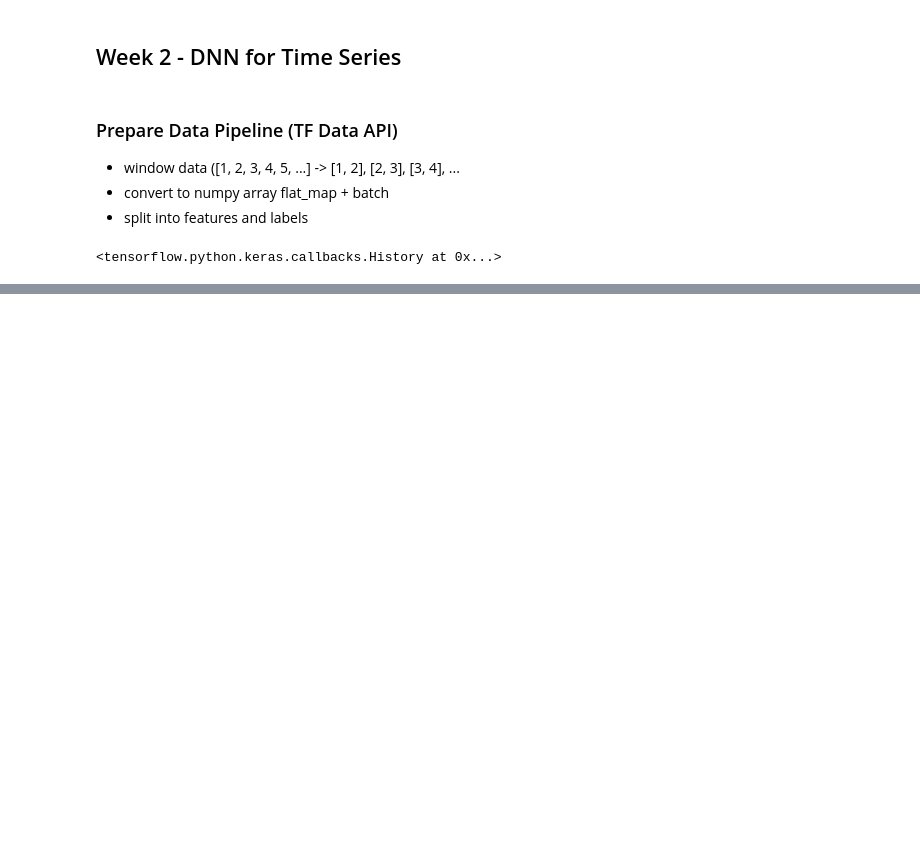
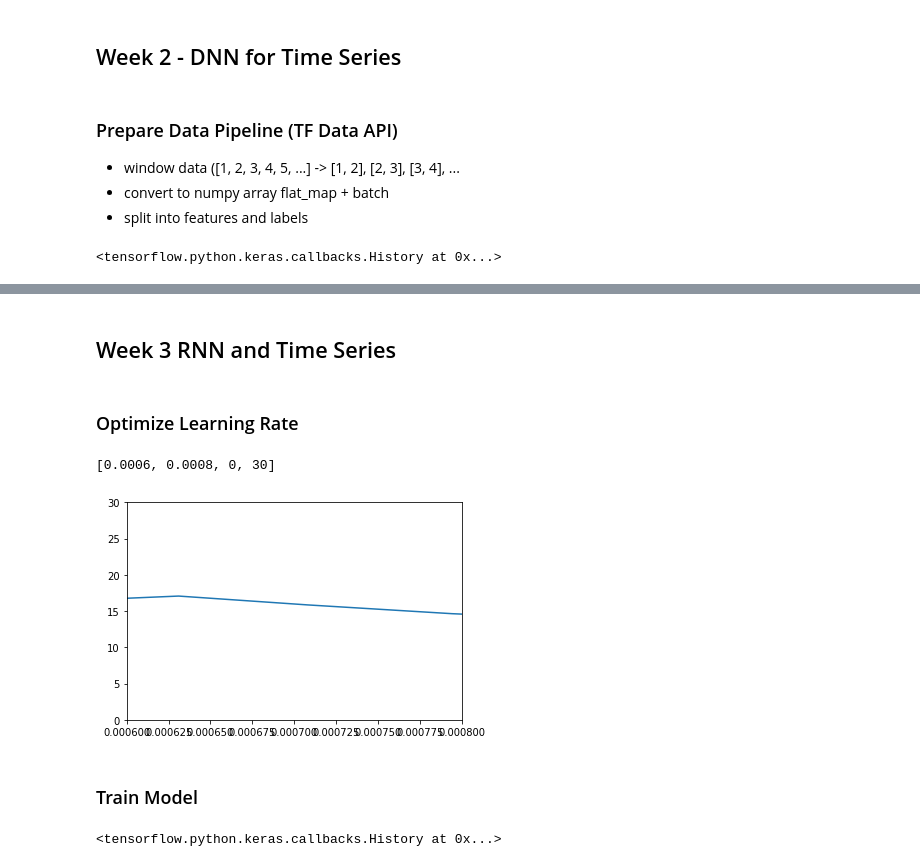
Before and after one commit to Knowledge91/DataScience, a Jupyter notebook: 4_SequencesTimeSeriesAndPrediction.ipynb, the cells around one changed output, grey strips where cells are left out. Saved outputs shown, nothing was run; the diff lists cells and outputs as text; code cells hidden in the pictures; blank space fills up the shorter version.

```diff
--- a/4_SequencesTimeSeriesAndPrediction.ipynb
+++ b/4_SequencesTimeSeriesAndPrediction.ipynb
@@ -157,0 +158,52 @@ print(tf.keras.metrics.mean_absolute_error(x_valid, results).numpy())
+# %% [markdown]
+## Week 3 RNN and Time Series
+# %% [markdown]
+### Optimize Learning Rate
+# %%
+tf.keras.backend.clear_session()
+
+model = tf.keras.Sequential([
+    tf.keras.layers.Lambda(lambda x: tf.expand_dims(x, axis=-1), input_shape=[None]),
+    tf.keras.layers.Bidirectional(tf.keras.layers.LSTM(32)),
+    tf.keras.layers.Dense(1)
+])
+lr_schedule = tf.keras.callbacks.LearningRateScheduler(
+    lambda epoch: 1e-8 * 10**(epoch/20))
+optimizer = tf.keras.optimizers.SGD(lr=1e-8, momentum=0.9)
+model.compile(
+    loss=tf.keras.losses.Huber(),
+    optimizer=optimizer,
+    metrics=["mae"],
+)
+# %%
+history = model.fit(dataset, epochs=100, verbose=0, callbacks=[lr_schedule])
+# %%
+lr = history.history['lr']
+loss = history.history['loss']
+
+plt.plot(lr, loss)
+plt.axis([6e-4, 8e-4, 0, 30])
+# %% [output]
+[0.0006, 0.0008, 0, 30]
+[figure, added]
+# %% [markdown]
+### Train Model
+# %%
+tf.keras.backend.clear_session()
+
+model = tf.keras.Sequential([
+    tf.keras.layers.Lambda(lambda x: tf.expand_dims(x, axis=-1), input_shape=[None]),
+    tf.keras.layers.Bidirectional(tf.keras.layers.LSTM(32, return_sequences=True)),
+    tf.keras.layers.Bidirectional(tf.keras.layers.LSTM(32)),
+    tf.keras.layers.Dense(1),
+    tf.keras.layers.Lambda(lambda x: x * 100.0)
+])
+optimizer = tf.keras.optimizers.SGD(lr=10e-4, momentum=0.9)
+model.compile(
+    loss=tf.keras.losses.Huber(),
+    optimizer=optimizer,
+    metrics=["mae"],
+)
+model.fit(dataset, epochs=400, verbose=0)
+# %% [output]
+<tensorflow.python.keras.callbacks.History at 0x...>
```
Also changed, not shown: parts of 5 cells of this notebook.
